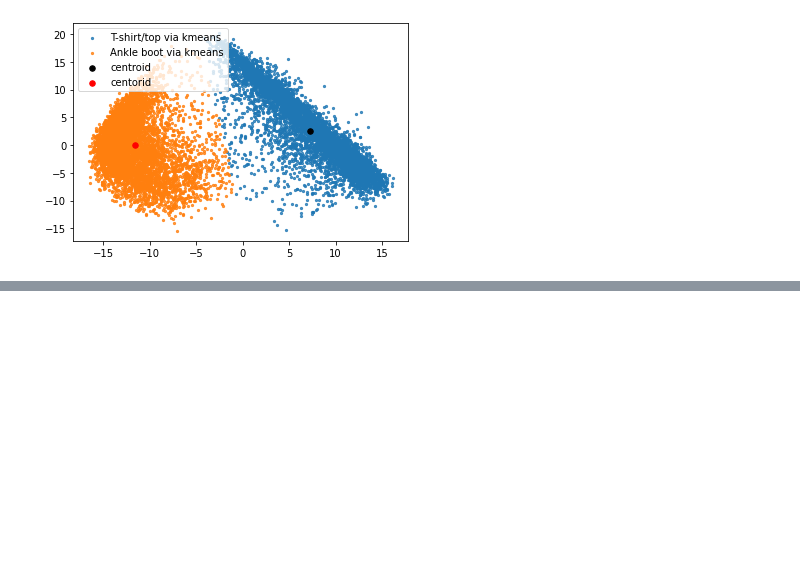
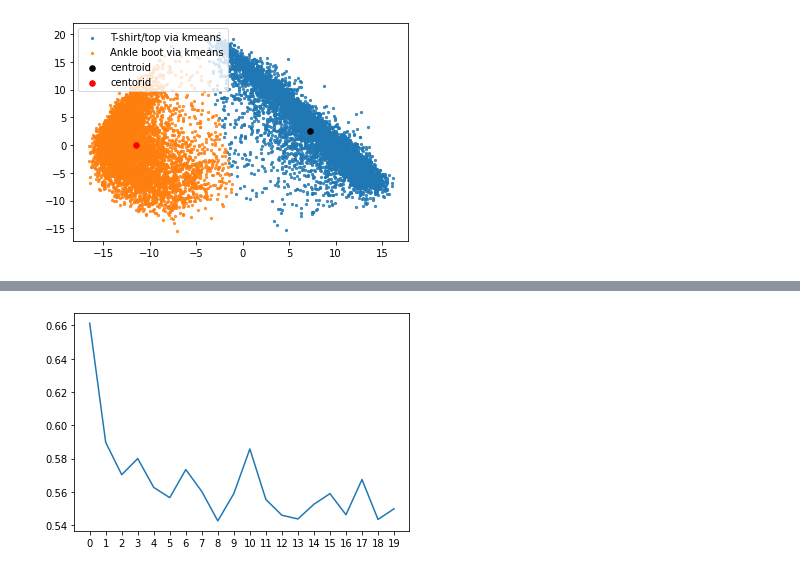
Before and after one commit to ZChen143/ML, a Jupyter notebook: ml.ipynb, the cells around one changed output, grey strips where cells are left out. Cells and saved outputs as stored; diff of their text form; code cells hidden in the pictures; blank space fills up the shorter version.

```diff
--- a/ml.ipynb
+++ b/ml.ipynb
@@ -631,0 +744,7 @@ plt.show()
+# %%
+x_list = range(0,20)
+plt.xticks(np.arange(0,20,1))
+plt.plot(x_list,all_loss)
+plt.show()
+# %% [output]
+[figure, added]
```
Also changed, not shown: parts of 31 cells of this notebook.
